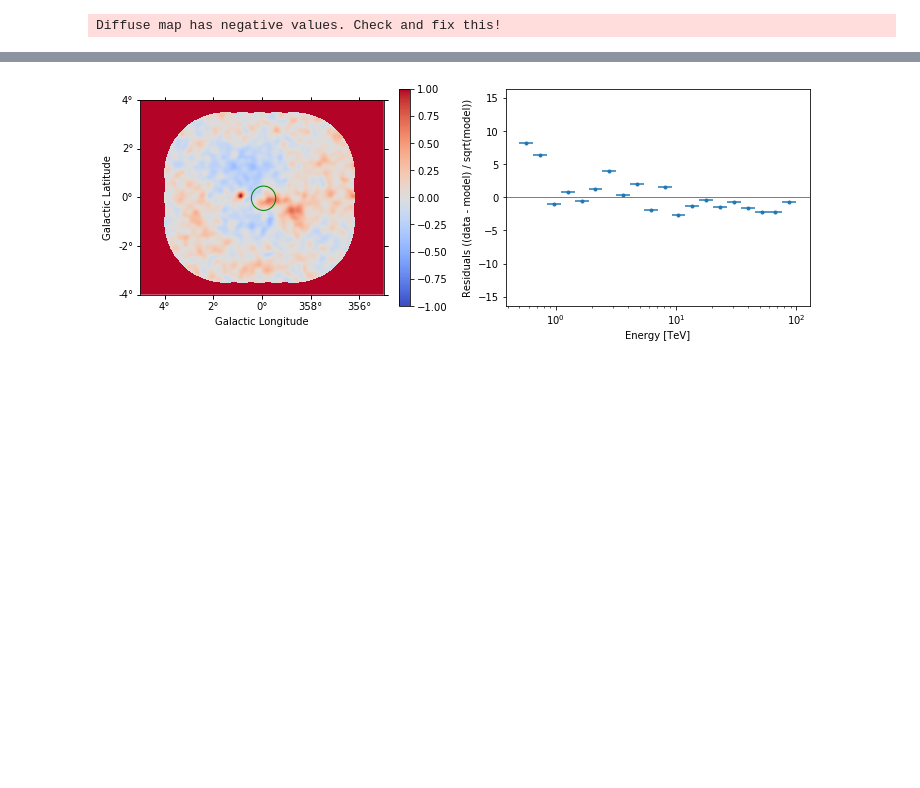
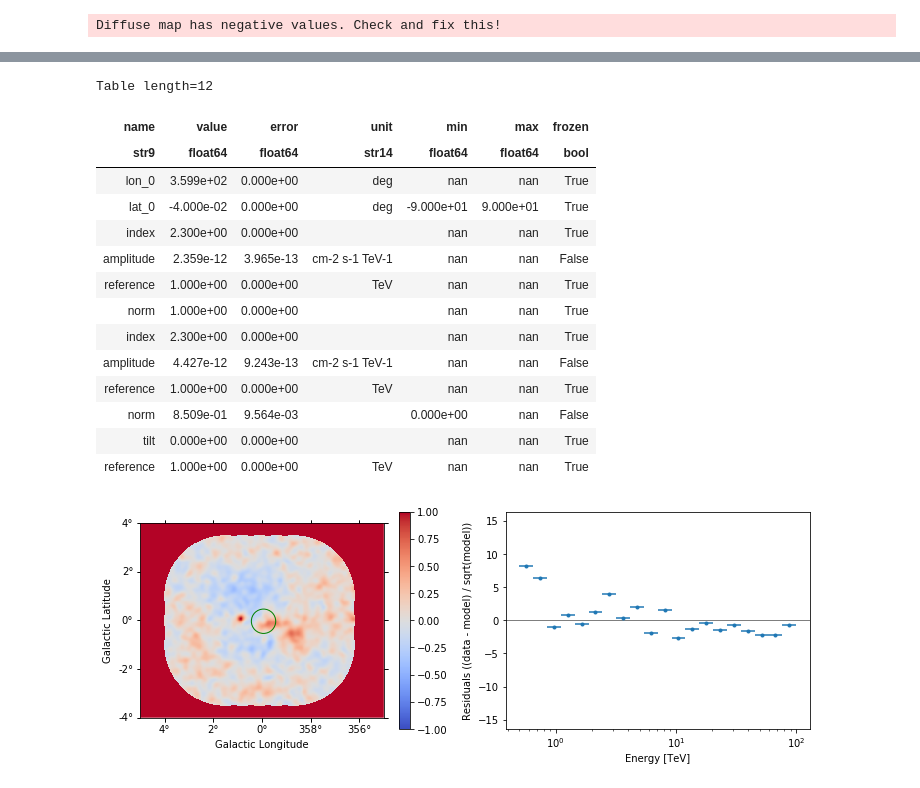
Before and after one commit to SamZouari/hess, a Jupyter notebook: notebooks0.15/evolutionGC_withDE.ipynb, the cells around one changed output, grey strips where cells are left out. Drawn from its saved outputs; the diff is of its cells as text; code cells hidden in the pictures; blank space fills up the shorter version.

```diff
--- a/notebooks0.15/evolutionGC_withDE.ipynb
+++ b/notebooks0.15/evolutionGC_withDE.ipynb
@@ -138,11 +139,12 @@ spatial_model = PointSpatialModel(
             lat_0 = src_pos.b,
             frame = "galactic")
 
-spectral_model = PowerLaw2SpectralModel(
-            emin = 0.5* u.TeV,
-            emax = 100* u.TeV,
+spectral_model = PowerLawSpectralModel(
+            #emin = 0.5* u.TeV,
+            #emax = 100* u.TeV,
+            reference = 1.0 * u.TeV,
             index = 2.3,
-            amplitude = "3e-12 cm-2 s-1")
+            amplitude = "3e-12 cm-2 s-1 TeV-1")
 
 model = SkyModel(
             spatial_model = spatial_model,
@@ -171,11 +170,14 @@ CSmap.data = CSmap.data*factor.value
 # %%
 diffuse_gal = TemplateSpatialModel(CSmap)
 
-powerlaw2 =  PowerLaw2SpectralModel(
-            emin =0.5* u.TeV,
-            emax = 100* u.TeV,
+diffuse_gal.parameters["norm"].value = 1.0
+
+powerlaw2 =  PowerLawSpectralModel(
+            #emin =0.5* u.TeV,
+            #emax = 100* u.TeV,
+            reference = 1.0 * u.TeV,
             index = 2.3,
-            amplitude = "4e-12 cm-2 s-1")
+            amplitude = "4e-12 cm-2 s-1 TeV-1")
 
 
 model_diff = SkyModel(
@@ -184,6 +186,7 @@ model_diff = SkyModel(
             name = "DE")
 
 model_diff.parameters["index"].frozen = True
+model_diff.parameters["norm"].frozen = True
 # %% [output]
 Diffuse map has negative values. Check and fix this!
 # %%
@@ -243,3 +207,21 @@ IndexError: No parameter: '0x7fddef004940'
+# %%
+results_per_year[2017]
+# %% [output]
+Table length=12
+| name | value | error | unit | min | max | frozen |
+| str9 | float64 | float64 | str14 | float64 | float64 | bool |
+| lon_0 | 3.599e+02 | 0.000e+00 | deg | nan | nan | True |
+| lat_0 | -4.000e-02 | 0.000e+00 | deg | -9.000e+01 | 9.000e+01 | True |
+| index | 2.300e+00 | 0.000e+00 |  | nan | nan | True |
+| amplitude | 2.359e-12 | 3.965e-13 | cm-2 s-1 TeV-1 | nan | nan | False |
+| reference | 1.000e+00 | 0.000e+00 | TeV | nan | nan | True |
+| norm | 1.000e+00 | 0.000e+00 |  | nan | nan | True |
+| index | 2.300e+00 | 0.000e+00 |  | nan | nan | True |
+| amplitude | 4.427e-12 | 9.243e-13 | cm-2 s-1 TeV-1 | nan | nan | False |
+| reference | 1.000e+00 | 0.000e+00 | TeV | nan | nan | True |
+| norm | 8.509e-01 | 9.564e-03 |  | 0.000e+00 | nan | False |
+| tilt | 0.000e+00 | 0.000e+00 |  | nan | nan | True |
+| reference | 1.000e+00 | 0.000e+00 | TeV | nan | nan | True |
 # %%
 # truc étrange
 
```
Also changed, not shown: parts of 16 cells of this notebook.
